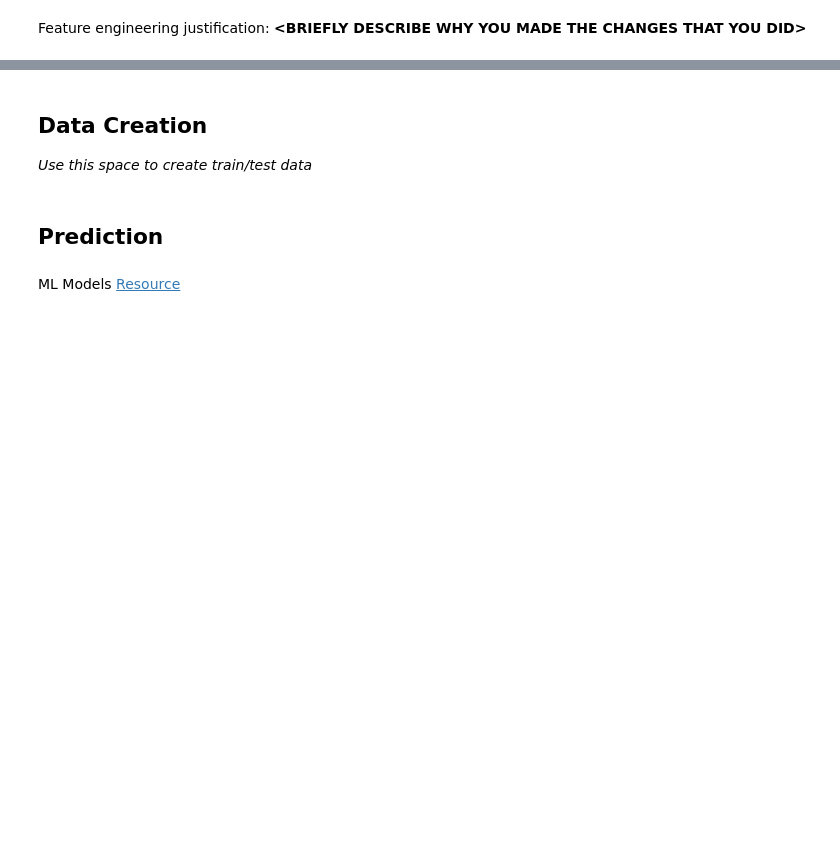
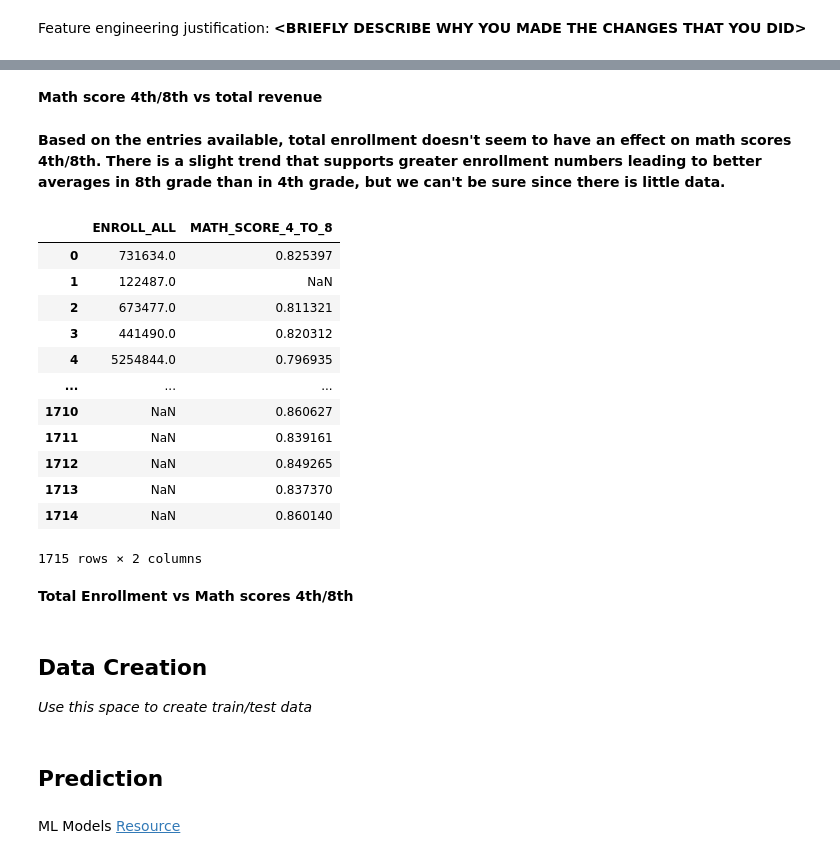
Before and after one commit to avastravato/MDST_application, a Jupyter notebook: tutorial1/checkpoint1.ipynb, the cells around one changed output, grey strips where cells are left out. Drawn from its saved outputs; the diff is of its cells as text; code cells hidden in the pictures; blank space fills up the shorter version.

```diff
--- a/tutorial1/checkpoint1.ipynb
+++ b/tutorial1/checkpoint1.ipynb
@@ -125,3 +182,27 @@ Investigate the relationship between your chosen response variable and at least
+# %% [markdown]
+**Math score 4th/8th vs total revenue**
+# %% [markdown]
+**Based on the entries available, total enrollment doesn't seem to have an effect on math scores 4th/8th. There is a slight trend that supports greater enrollment numbers leading to better averages in 8th grade than in 4th grade, but we can't be sure since there is little data.**
+# %%
+columns = ['ENROLL_ALL', 'MATH_SCORE_4_TO_8']
+deltamath_to_math4th = df[columns]
+deltamath_to_math4th
+# %% [output]
+|  | ENROLL_ALL | MATH_SCORE_4_TO_8 |
+| 0 | 731634.0 | 0.825397 |
+| 1 | 122487.0 | NaN |
+| 2 | 673477.0 | 0.811321 |
+| 3 | 441490.0 | 0.820312 |
+| 4 | 5254844.0 | 0.796935 |
+| ... | ... | ... |
+| 1710 | NaN | 0.860627 |
+| 1711 | NaN | 0.839161 |
+| 1712 | NaN | 0.849265 |
+| 1713 | NaN | 0.837370 |
+| 1714 | NaN | 0.860140 |
+1715 rows × 2 columns
+# %% [markdown]
+**Total Enrollment vs Math scores 4th/8th**
 # %% [markdown]
 <h2> Data Creation </h2>
 
```
Also changed, not shown: parts of 12 cells of this notebook.
